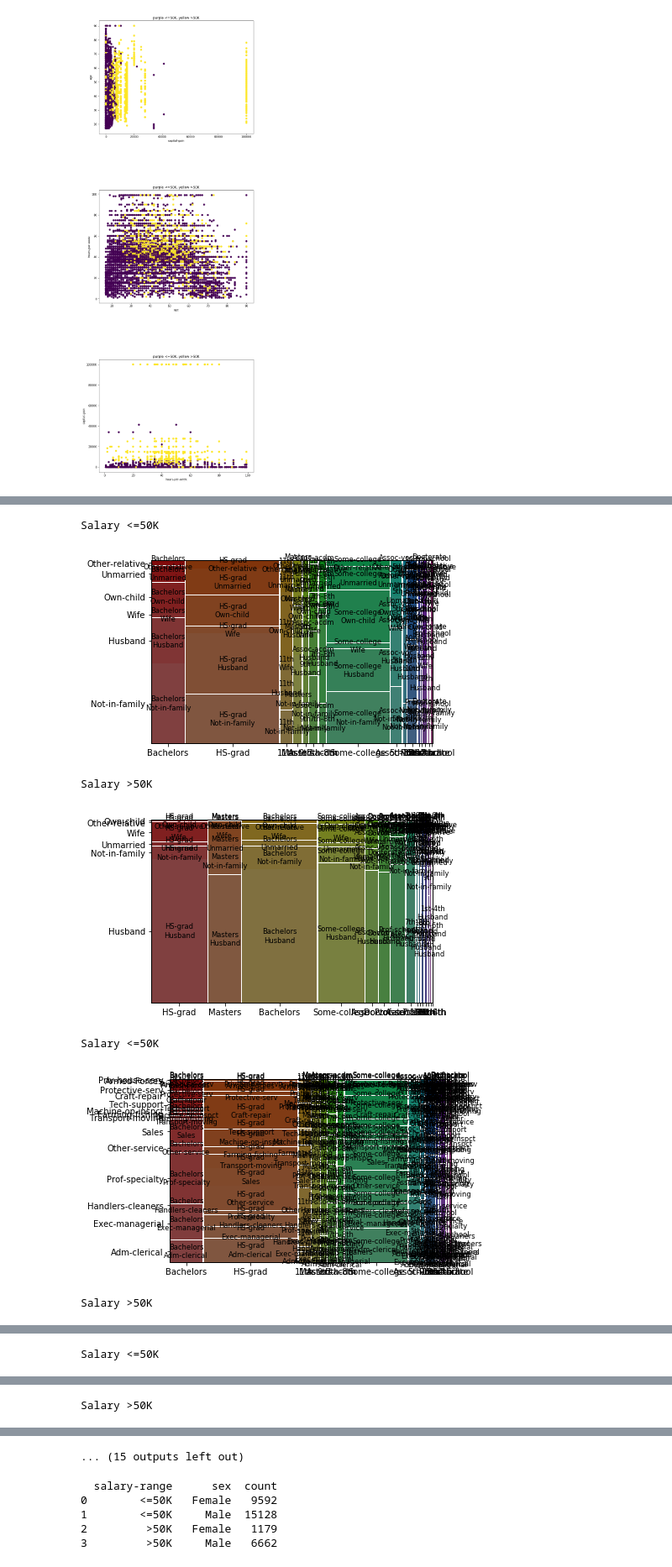
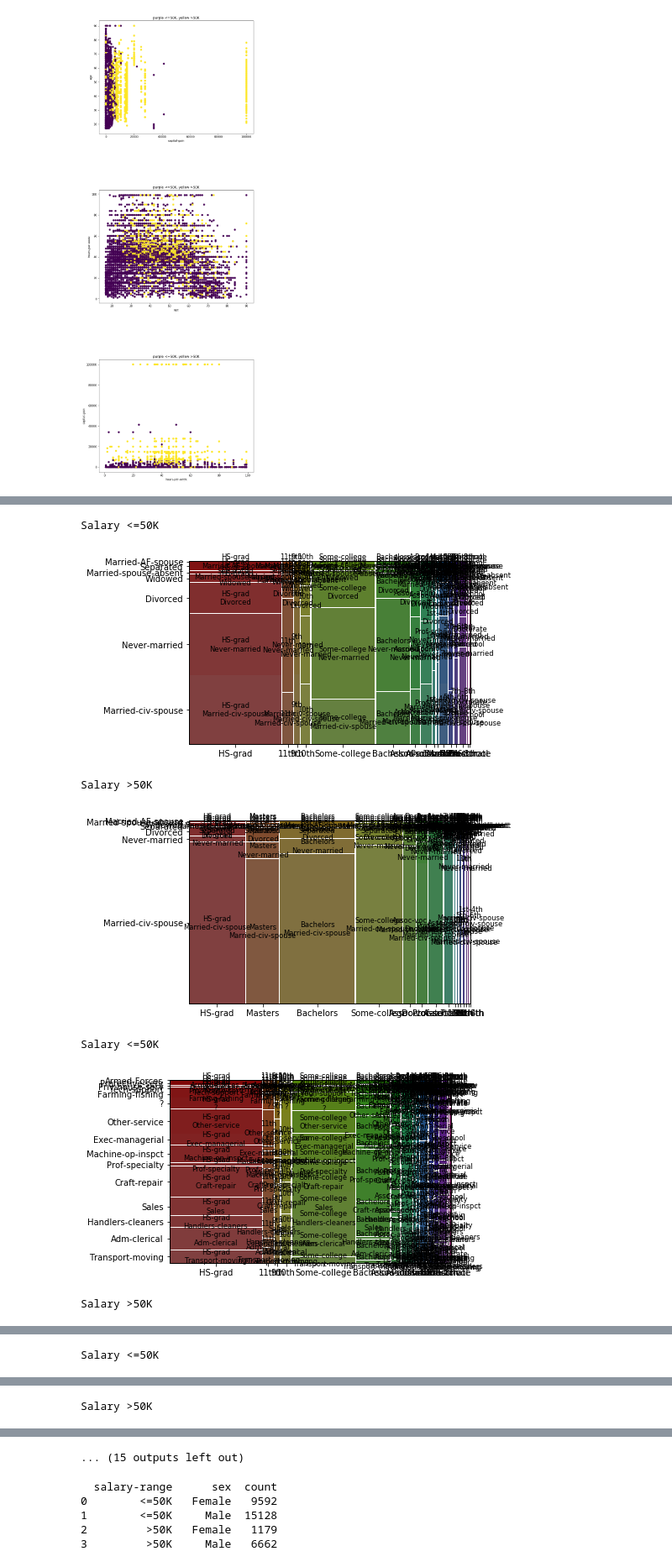
Before and after one commit to iamjagdeesh/Prediction-of-factors-influencing-salary, a Jupyter notebook: individual_attributes_analysis_jagdeesh.ipynb, the cells around one changed output, grey strips where cells are left out. Shown at 84% size. Saved outputs shown, nothing was run; the diff lists cells and outputs as text; code cells hidden in the pictures.

Commit message:
some graphs

```diff
--- a/individual_attributes_analysis_jagdeesh.ipynb
+++ b/individual_attributes_analysis_jagdeesh.ipynb
@@ -7,9 +7,10 @@ from statsmodels.graphics.mosaicplot import mosaic
 df = pd.read_csv('./dataset/adult.data.txt', sep=", ", header=None)
 df.columns = ["age", "workclass", "fnlwgt", "education", "education-num", "marital-status", "occupation", "relationship", \
               "race", "sex", "capital-gain", "capital-loss", "hours-per-week", "native-country", "salary-range"]
-below_50K = df[df["salary-range"] == "<=50K"]
+below_50K = df[df["salary-range"] == "<=50K"].sample(n=7841)
 above_50K = df[df["salary-range"] == ">50K"]
 
+df = pd.concat([above_50K, below_50K])
 df['class'] = (df["salary-range"] == ">50K")*1
 #print(df['class'])
 # %%
@@ -145,12 +205,12 @@ def plot_mosaic_class(column1, column2, column3):
         mosaic(df, [cols[i], 'salary-range'])
         plt.show()
 # %%
-plot_mosaic_class('education', 'relationship', 'occupation')
+plot_mosaic_class('education', 'marital-status', 'occupation')
 # %% [output]
 Salary <=50K
-[figure, old version]
+[figure, new version]
 Salary >50K
-[figure, old version]
+[figure, new version]
 Salary <=50K
-[figure, old version]
+[figure, new version]
 Salary >50K
```
Also changed, not shown: parts of 9 cells of this notebook.
